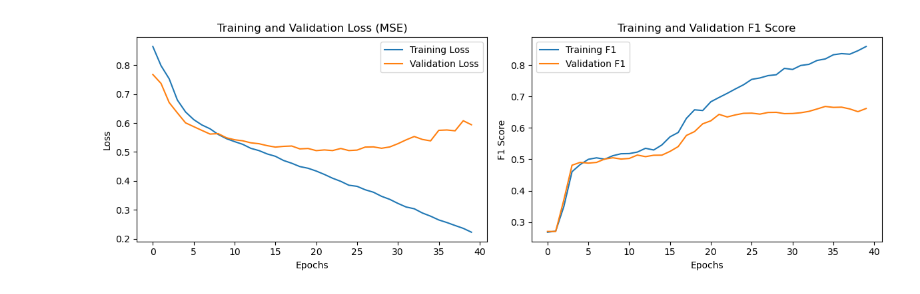
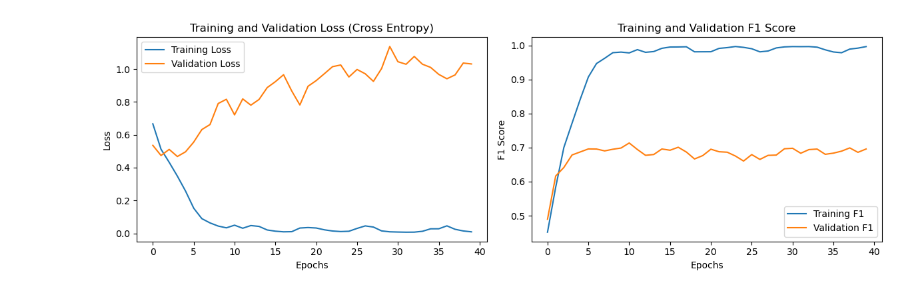
Before and after one commit to fas38/twitter-sentiment-analysis, a Jupyter notebook: test_02.ipynb, the cells around one changed output. Drawn from its saved outputs; the diff is of its cells as text; code cells hidden in the pictures.

Commit message:
updated the bidirectional lstm

```diff
--- a/test_02.ipynb
+++ b/test_02.ipynb
@@ -83,11 +140,14 @@ embedding_matrix = load_glove(tokenizer.word_index)
 # %%
 class BiLSTM(nn.Module):
-    def __init__(self, max_features, embed_size, embedding_matrix, n_classes, hidden_size=64, drp=0.1):
+    def __init__(self, max_features, embed_size, embedding_matrix, n_classes, hidden_size=64, drp=0.1, num_layers=1):
         super(BiLSTM, self).__init__()
         self.embedding = nn.Embedding(max_features, embed_size)
         self.embedding.weight = nn.Parameter(torch.tensor(embedding_matrix, dtype=torch.float32))
         self.embedding.weight.requires_grad = False
-        self.lstm = nn.LSTM(embed_size, hidden_size, bidirectional=True, batch_first=True)
+        if num_layers == 1:
+            self.lstm = nn.LSTM(embed_size, hidden_size, bidirectional=True, batch_first=True)
+        else:
+            self.lstm = nn.LSTM(embed_size, hidden_size, num_layers=num_layers, bidirectional=True, batch_first=True, dropout=drp)
         self.linear = nn.Linear(hidden_size*4 , 64)
         self.relu = nn.ReLU()
         self.dropout = nn.Dropout(drp)
@@ -107,16 +183,24 @@ class BiLSTM(nn.Module):
 # %%
 n_epochs = 40
 batch_size = 32
-embed_size = 200
-hidden_size = 64
+# embed_size = 200
+hidden_size = 300
 dropout = 0.3
 num_classes = 3
-learning_rate = 1e-4
-model = BiLSTM(max_features=max_features, embed_size=embed_size, hidden_size=hidden_size, drp=dropout, n_classes=num_classes, embedding_matrix=embedding_matrix)
+learning_rate = 1e-3
+weight_decay = 1e-1
+num_layers = 1
+model = BiLSTM(max_features=max_features, embed_size=embed_size, hidden_size=hidden_size, drp=dropout, n_classes=num_classes, embedding_matrix=embedding_matrix, num_layers=num_layers)
 # loss_fn = nn.CrossEntropyLoss(reduction='sum')
 # optimizer = torch.optim.Adam(filter(lambda p: p.requires_grad, model.parameters()), lr=0.001)
-optimizer = torch.optim.AdamW(model.parameters(), lr=learning_rate)
+optimizer = torch.optim.AdamW(model.parameters(), lr=learning_rate, weight_decay=weight_decay)
+scheduler = torch.optim.lr_scheduler.ReduceLROnPlateau(optimizer, mode='min', factor=0.1, patience=10, verbose=True)
 loss_fn = nn.CrossEntropyLoss()
+# class_count = [395, 4200, 1805]
+class_count = [hist[0], hist[1], hist[2]]
+alpha = torch.tensor([1.0 / c for c in class_count]).cuda()
+alpha = alpha / alpha.sum()
+# loss_fn = FocalLoss(alpha=alpha, gamma=5.0)
 model.cuda()
 # Load train and test in CUDA Memory
 x_train = torch.tensor(train_X, dtype=torch.long).cuda()
@@ -133,8 +217,13 @@ train_loss = []
 valid_loss = []
 training_f1 = []
 validation_f1 = []
+
+best_f1 = 0.
+best_model = None
+best_epoch = 0
+
+start_time = time.time()
 for epoch in range(n_epochs):
-    start_time = time.time()
     # Set model to train configuration
     model.train()
     train_predictions, train_true_labels = [], []  # Store predictions and true labels for F1 score
@@ -183,7 +272,18 @@ for epoch in range(n_epochs):
     training_f1.append(train_f1)
     validation_f1.append(val_f1)
 
+    # scheduler.step(avg_val_loss)
+
+    # Save best model
+    if val_f1 > best_f1:
+        best_f1 = val_f1
+        best_model = copy.deepcopy(model)
+        best_epoch = epoch
+        torch.save(model.state_dict(), 'bi_lstm.pth')
+
     elapsed_time = time.time() - start_time
     print('Epoch {}/{} \t loss={:.4f} \t f1={:.4f} \t val_loss={:.4f}  \t val_f1={:.4f}  \t time={:.2f}s'.format(
                 epoch + 1, n_epochs, avg_loss, train_f1, avg_val_loss, val_f1, elapsed_time))
+
+print('Best val f1: {:.4f}'.format(best_f1), 'Epoch: {}'.format(best_epoch))
 # %% [output]
@@ -207,27 +307,27 @@ Epoch 40/40      loss=0.2224     f1=0.8596       val_loss=0.5940         val_f1=
 # %%
 import matplotlib.pyplot as plt
 
 # Plotting Training and Validation Loss (MSE)
 plt.figure(figsize=(12, 4))
 
 plt.subplot(1, 2, 1)
 plt.plot(train_loss, label='Training Loss')
 plt.plot(valid_loss, label='Validation Loss')
-plt.title('Training and Validation Loss (MSE)')
+plt.title('Training and Validation Loss (Cross Entropy)')
 plt.xlabel('Epochs')
 plt.ylabel('Loss')
 plt.legend()
 
 # Plotting Training and Validation RMSE
 plt.subplot(1, 2, 2)
 plt.plot(training_f1, label='Training F1')
 plt.plot(validation_f1, label='Validation F1')
 plt.title('Training and Validation F1 Score')
 plt.xlabel('Epochs')
 plt.ylabel('F1 Score')
 plt.legend()
 
 plt.tight_layout()
 plt.show()
 # %% [output]
-[figure, old version]
+[figure, new version]
```
Also changed, not shown: parts of 10 cells of this notebook.
